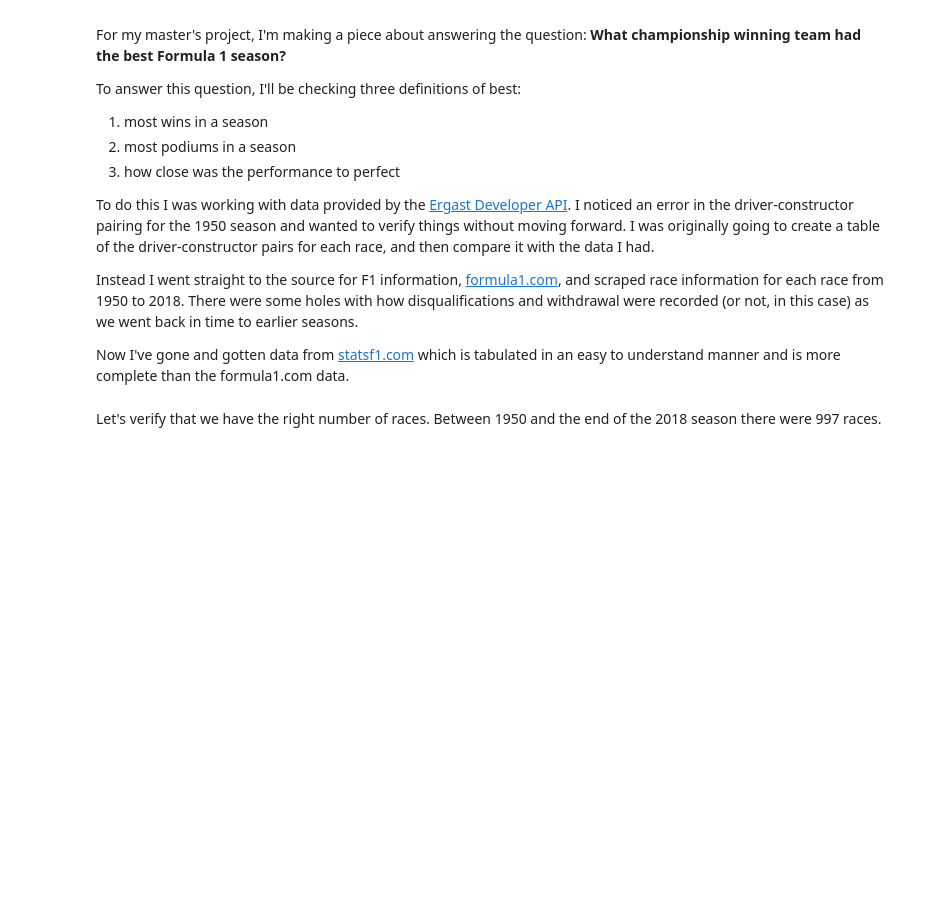
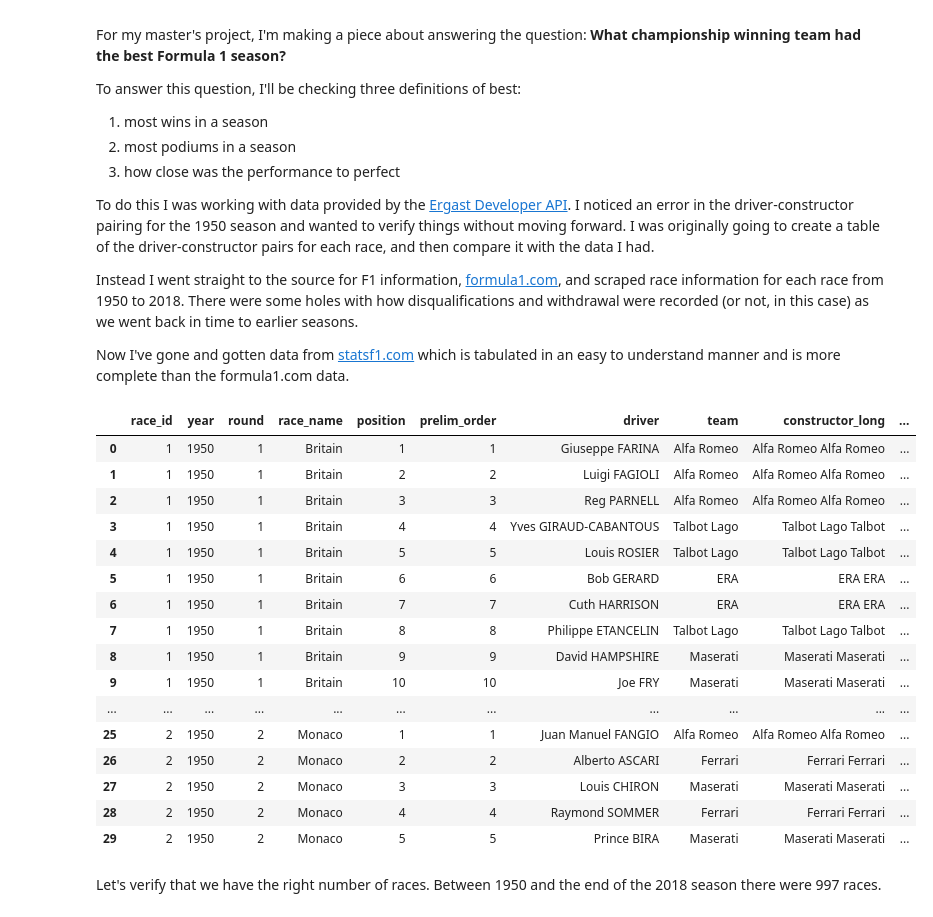
Before and after one commit to lennymd/formulaOne, a Jupyter notebook: _analysis/notebook/f1-best-championship-season-work-v2.ipynb, the cells around one changed output. Drawn from its saved outputs; the diff is of its cells as text; code cells hidden in the pictures; blank space fills up the shorter version.

```diff
--- a/_analysis/notebook/f1-best-championship-season-work-v2.ipynb
+++ b/_analysis/notebook/f1-best-championship-season-work-v2.ipynb
@@ -20,7 +20,25 @@ import numpy as np
 # %%
 race_results = pd.read_csv("../data/from_scripts/statsf1_race_results.csv")
 # %%
-race_results.head(10)
+race_results.head(30)
+# %% [output]
+|  | race_id | year | round | race_name | position | prelim_order | driver | team | constructor_long | ... |
+| 0 | 1 | 1950 | 1 | Britain | 1 | 1 | Giuseppe FARINA | Alfa Romeo | Alfa Romeo Alfa Romeo | ... |
+| 1 | 1 | 1950 | 1 | Britain | 2 | 2 | Luigi FAGIOLI | Alfa Romeo | Alfa Romeo Alfa Romeo | ... |
+| 2 | 1 | 1950 | 1 | Britain | 3 | 3 | Reg PARNELL | Alfa Romeo | Alfa Romeo Alfa Romeo | ... |
+| 3 | 1 | 1950 | 1 | Britain | 4 | 4 | Yves GIRAUD-CABANTOUS | Talbot Lago | Talbot Lago Talbot | ... |
+| 4 | 1 | 1950 | 1 | Britain | 5 | 5 | Louis ROSIER | Talbot Lago | Talbot Lago Talbot | ... |
+| 5 | 1 | 1950 | 1 | Britain | 6 | 6 | Bob GERARD | ERA | ERA ERA | ... |
+| 6 | 1 | 1950 | 1 | Britain | 7 | 7 | Cuth HARRISON | ERA | ERA ERA | ... |
+| 7 | 1 | 1950 | 1 | Britain | 8 | 8 | Philippe ETANCELIN | Talbot Lago | Talbot Lago Talbot | ... |
+| 8 | 1 | 1950 | 1 | Britain | 9 | 9 | David HAMPSHIRE | Maserati | Maserati Maserati | ... |
+| 9 | 1 | 1950 | 1 | Britain | 10 | 10 | Joe FRY | Maserati | Maserati Maserati | ... |
+| ... | ... | ... | ... | ... | ... | ... | ... | ... | ... | ... |
+| 25 | 2 | 1950 | 2 | Monaco | 1 | 1 | Juan Manuel FANGIO | Alfa Romeo | Alfa Romeo Alfa Romeo | ... |
+| 26 | 2 | 1950 | 2 | Monaco | 2 | 2 | Alberto ASCARI | Ferrari | Ferrari Ferrari | ... |
+| 27 | 2 | 1950 | 2 | Monaco | 3 | 3 | Louis CHIRON | Maserati | Maserati Maserati | ... |
+| 28 | 2 | 1950 | 2 | Monaco | 4 | 4 | Raymond SOMMER | Ferrari | Ferrari Ferrari | ... |
+| 29 | 2 | 1950 | 2 | Monaco | 5 | 5 | Prince BIRA | Maserati | Maserati Maserati | ... |
 # %% [markdown]
 Let's verify that we have the right number of races. Between 1950 and the end of the 2018 season there were 997 races.
 # %%
```
Also changed, not shown: parts of 7 cells of this notebook, 6 other files.
